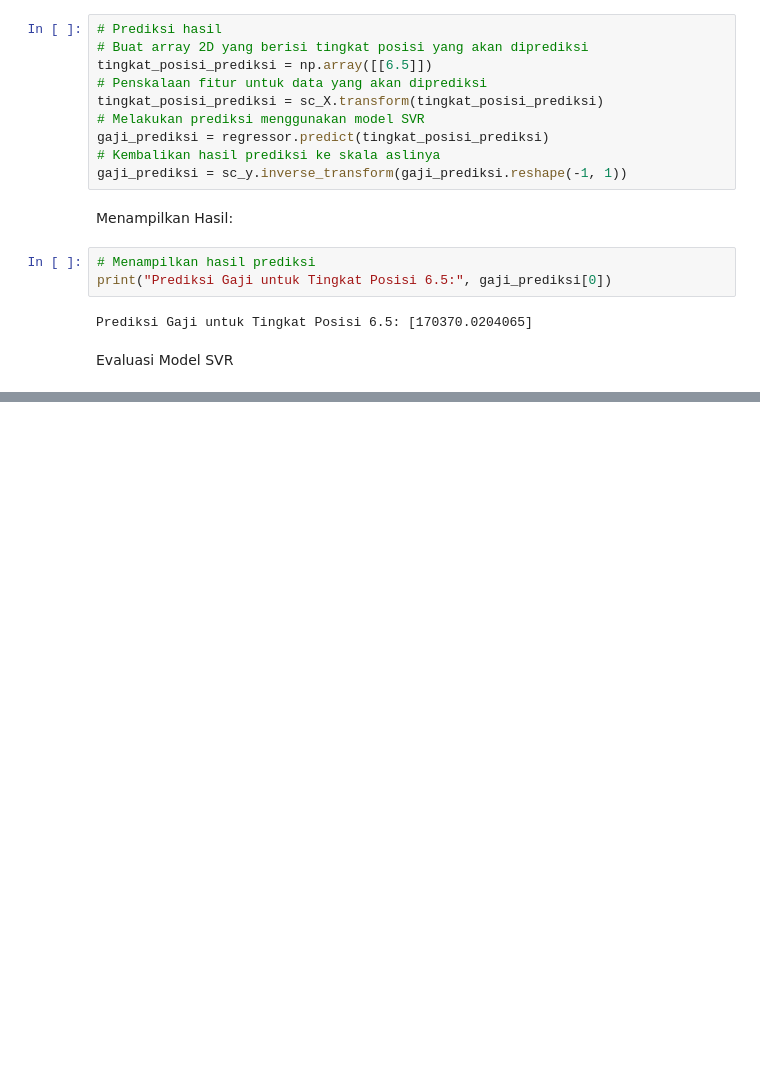
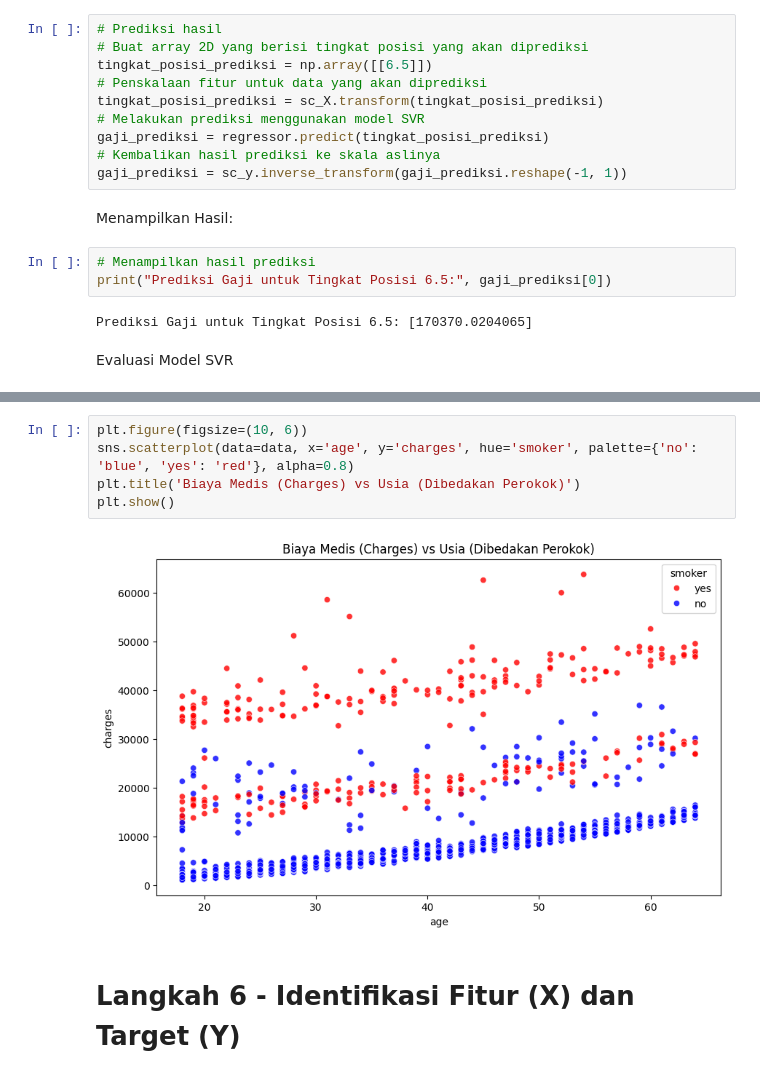
Before and after one commit to trisskmasarahh/Machine-Learning_Ganjil_2025, a Jupyter notebook: REGRESI.ipynb, the cells around one changed output, grey strips where cells are left out. Saved outputs shown, nothing was run; the diff lists cells and outputs as text; blank space fills up the shorter version.

```diff
--- a/REGRESI.ipynb
+++ b/REGRESI.ipynb
@@ -464,0 +552,9 @@ R-squared: 0.7516001070620798
+# %%
+plt.figure(figsize=(10, 6))
+sns.scatterplot(data=data, x='age', y='charges', hue='smoker', palette={'no': 'blue', 'yes': 'red'}, alpha=0.8)
+plt.title('Biaya Medis (Charges) vs Usia (Dibedakan Perokok)')
+plt.show()
+# %% [output]
+[figure, added]
+# %% [markdown]
+# Langkah 6 - Identifikasi Fitur (X) dan Target (Y)
```
Also changed, not shown: parts of 21 cells of this notebook.
